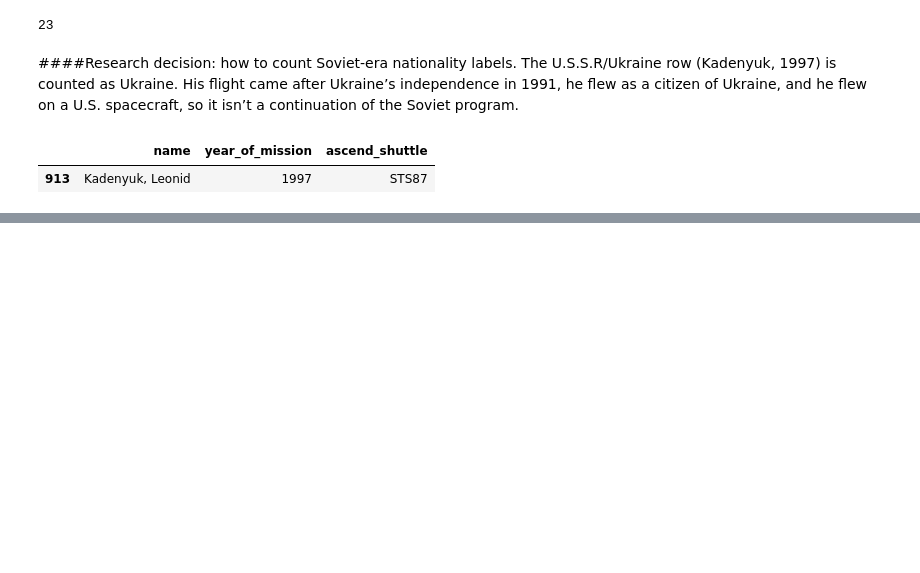
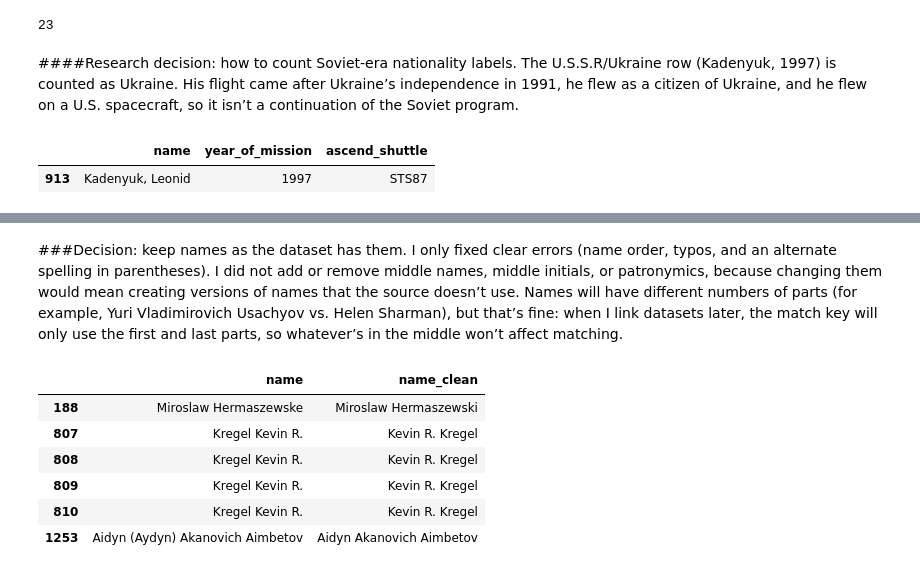
Before and after one commit to MayaVolkov/astronaut-missions-analysis, a Jupyter notebook: Astronaut_Mission_Analysis_.ipynb, the cells around one changed output, grey strips where cells are left out. Saved outputs shown, nothing was run; the diff lists cells and outputs as text; code cells hidden in the pictures; blank space fills up the shorter version.

```diff
--- a/Astronaut_Mission_Analysis_.ipynb
+++ b/Astronaut_Mission_Analysis_.ipynb
@@ -113,0 +193,14 @@ ukraine[ukraine_columns].head(10)
+# %% [markdown]
+###Decision:
+keep names as the dataset has them. I only fixed clear errors (name order, typos, and an alternate spelling in parentheses). I did not add or remove middle names, middle initials, or patronymics, because changing them would mean creating versions of names that the source doesn’t use. Names will have different numbers of parts (for example, Yuri Vladimirovich Usachyov vs. Helen Sharman), but that’s fine: when I link datasets later, the match key will only use the first and last parts, so whatever’s in the middle won’t affect matching.
+# %%
+changed = data_table_2020["name"] != data_table_2020["name_clean"]
+data_table_2020[changed][["name", "name_clean"]]
+# %% [output]
+|  | name | name_clean |
+| 188 | Miroslaw Hermaszewske | Miroslaw Hermaszewski |
+| 807 | Kregel Kevin R. | Kevin R. Kregel |
+| 808 | Kregel Kevin R. | Kevin R. Kregel |
+| 809 | Kregel Kevin R. | Kevin R. Kregel |
+| 810 | Kregel Kevin R. | Kevin R. Kregel |
+| 1253 | Aidyn (Aydyn) Akanovich Aimbetov | Aidyn Akanovich Aimbetov |
```
Also changed, not shown: parts of 14 cells of this notebook.
